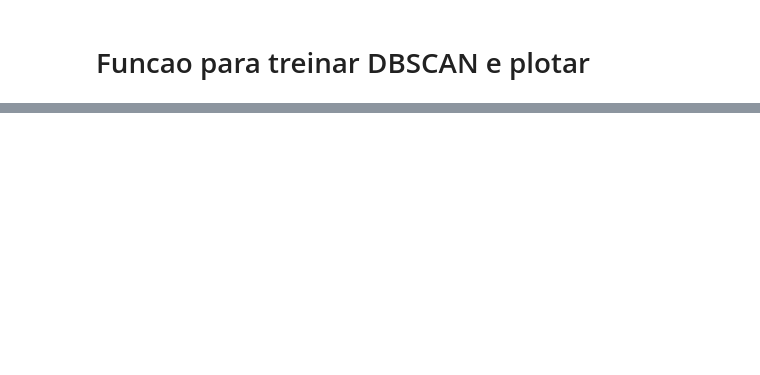
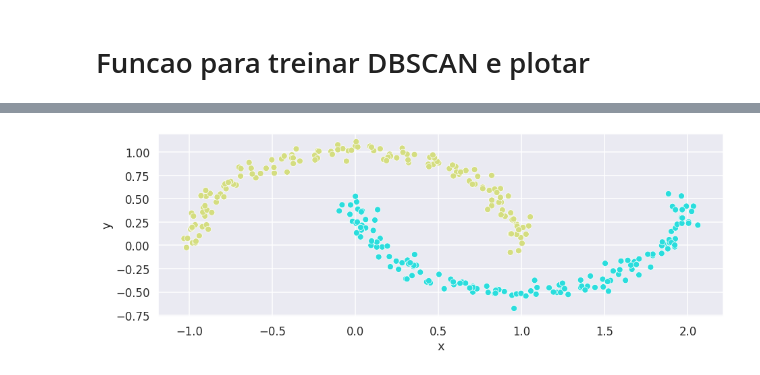
Before and after one commit to leandroleao2k/ImageML, a Jupyter notebook: DBSCAN Cluster.ipynb, the cells around one changed output, grey strips where cells are left out. Cells and saved outputs as stored; diff of their text form; code cells hidden in the pictures; blank space fills up the shorter version.

```diff
--- a/DBSCAN Cluster.ipynb
+++ b/DBSCAN Cluster.ipynb
@@ -94,0 +78,4 @@ AttributeError: ignored
+# %%
+labels = treinar_plotar_DBSCAN(df_baixa_densidade, 0.3, 5)
+# %% [output]
+[figure, added]
```
Also changed, not shown: parts of 14 cells of this notebook.
